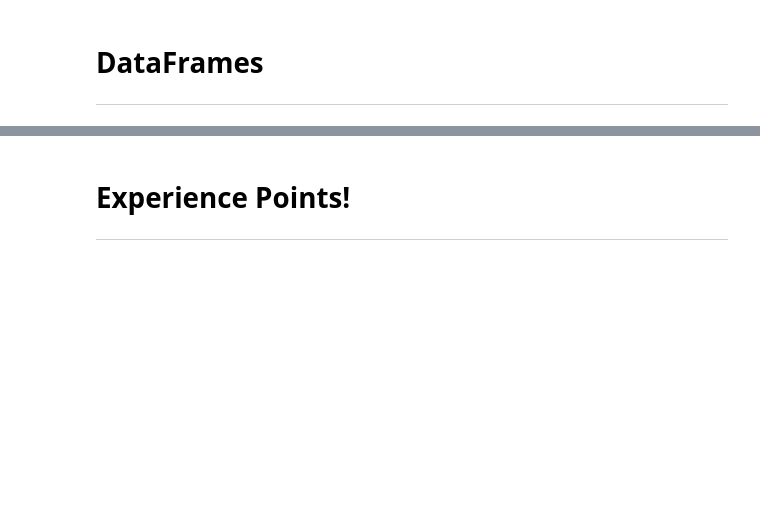
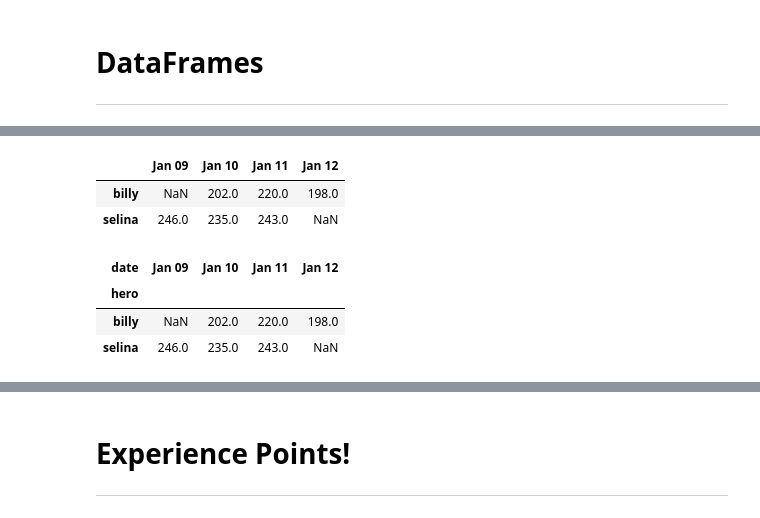
Before and after one commit to wtberry/data_analysis_tutorials, a Jupyter notebook: 15/pandas_dataframes_series.ipynb, the cells around one changed output, grey strips where cells are left out. Cells and saved outputs as stored; diff of their text form; code cells hidden in the pictures; blank space fills up the shorter version.

```diff
--- a/15/pandas_dataframes_series.ipynb
+++ b/15/pandas_dataframes_series.ipynb
@@ -415,5 +571,20 @@ dft = df2.T
+# %%
+# df2.T
+dft = df2.T
+dft
+# %% [output]
+|  | Jan 09 | Jan 10 | Jan 11 | Jan 12 |
+| billy | NaN | 202.0 | 220.0 | 198.0 |
+| selina | 246.0 | 235.0 | 243.0 | NaN |
 # %%
 dft.columns.name = 'date'
 dft.index.name = 'hero'
+# %%
+dft
+# %% [output]
+| date | Jan 09 | Jan 10 | Jan 11 | Jan 12 |
+| hero |  |  |  |  |
+| billy | NaN | 202.0 | 220.0 | 198.0 |
+| selina | 246.0 | 235.0 | 243.0 | NaN |
 # %%
 # using indexes
```
Also changed, not shown: parts of 43 cells of this notebook.
